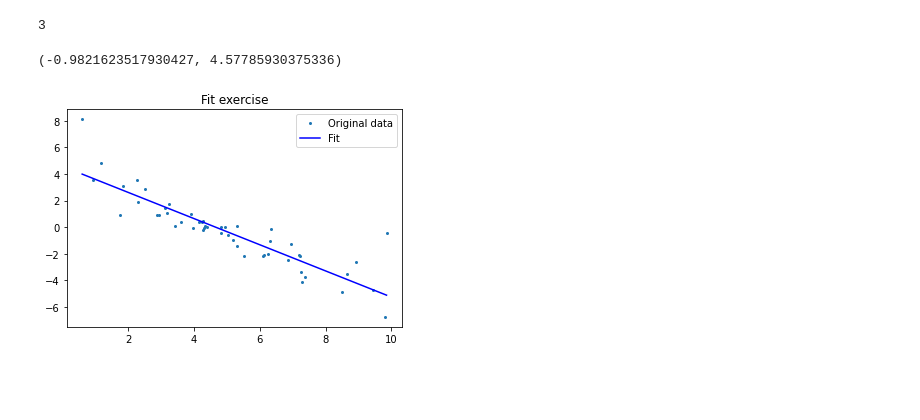
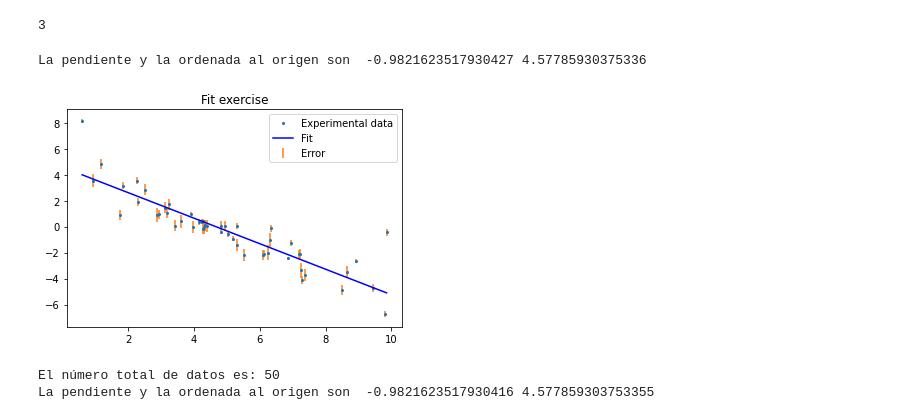
Before and after one commit to DCIDA2019/dcida2020ii-APaloma710, a Jupyter notebook: Oct9/Fit_Exercise.ipynb, the cells around one changed output. Drawn from its saved outputs; the diff is of its cells as text; code cells hidden in the pictures; blank space fills up the shorter version.

```diff
--- a/Oct9/Fit_Exercise.ipynb
+++ b/Oct9/Fit_Exercise.ipynb
@@ -34,15 +34,43 @@ len(data)
 3
 # %%
 var = np.vstack([data[0,:], np.ones(len(data[0,:]))]).T
-m, c = np.linalg.lstsq(var, data[1,:], rcond=None)[0]
-m, c
+#obtenemos los parámetros de la recta
+m, b = np.linalg.lstsq(var, data[1,:], rcond=None)[0]
+print('La pendiente y la ordenada al origen son ', m, b)
 # %% [output]
-(-0.9821623517930427, 4.57785930375336)
+La pendiente y la ordenada al origen son  -0.9821623517930427 4.57785930375336
 # %%
-plt.plot(data[0,:], data[1,:], 'o', label='Original data', markersize=2)
-plt.plot(data[0,:], m*data[0,:] + c, 'b', label='Fit')
+plt.plot(data[0,:], data[1,:], 'o', label='Experimental data', markersize=2)
+plt.plot(data[0,:], m*data[0,:] + b, 'b', label='Fit')
 plt.title('Fit exercise')
+plt.errorbar(data[0], data[1],yerr= data[2],ls='',label='Error')
 plt.legend()
 plt.show()
 # %% [output]
-[figure, old version]
+[figure, new version]
+# %%
+#El numero de datos se obtiene en la siguiente linea
+n=len(data[0])
+print('El número total de datos es:',n)
+
+#calculamos la media del conjunto de datos llamadoo data
+Xmean=np.mean(data[0])
+
+#el cuadrado del número de datos es
+cuadrado = data[0]*data[0]
+
+#la suma del cuadrado del numero de datos es
+x2_sum=cuadrado.sum()
+
+#la suma multiplicar cada x_i con cada y_i
+cuadrado2=data[0]*data[1]
+XYsum=cuadrado2.sum()
+Ymean=np.mean(data[1])
+
+b2= ((Ymean* x2_sum)- (Xmean * XYsum) )/(x2_sum - (n*(Xmean)**2))
+m2= (XYsum -n*Ymean*Xmean)/(x2_sum - n*(Xmean**2))
+
+print('La pendiente y la ordenada al origen son ', m2, b2)
+# %% [output]
+El número total de datos es: 50
+La pendiente y la ordenada al origen son  -0.9821623517930416 4.577859303753355
```
Also changed, not shown: parts of 1 cell of this notebook.
